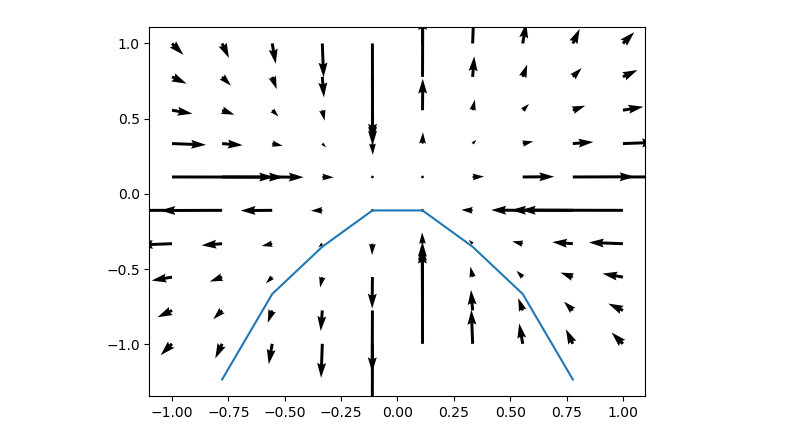
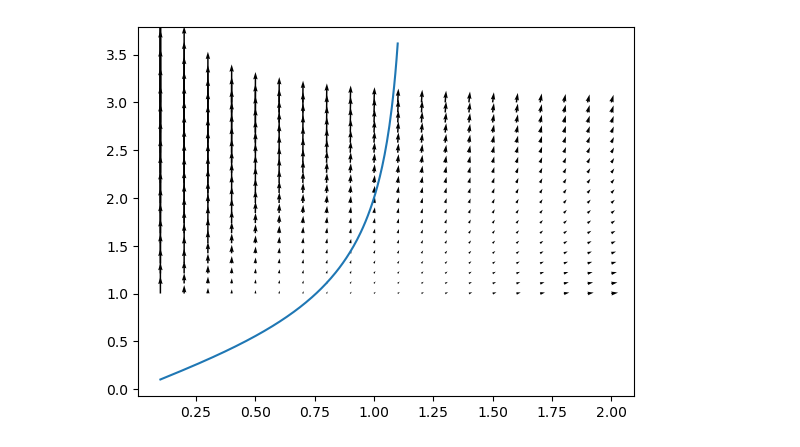
Before and after one commit to JEElsner/amath505, a Jupyter notebook: hw3/streamlines.ipynb, the cells around one changed output. Drawn from its saved outputs; the diff is of its cells as text; code cells hidden in the pictures.

```diff
--- a/hw3/streamlines.ipynb
+++ b/hw3/streamlines.ipynb
@@ -6,20 +6,20 @@ def u(x, y):
     return np.array([x**2/y, y**2/x])
 # %%
 def f(x, x_0=1, y_0=2):
-    C = 0.5 * y_0**2 - x_0**2
-    return np.sqrt(x**2 / (1 - C*x**2))
+    return np.sqrt(1 / (1/x**2 - 1/x_0**2 + 1/y_0**2))
 # %%
 fig, ax = plt.subplots()
 
-x = np.linspace(-1, 1, 10)
-y = np.linspace(-1, 1, 10)
+x = np.linspace(0.1, 2,20)
+y = np.linspace(1, 3,20)
 xs, ys = np.meshgrid(x, y)
 
 us = u(xs, ys)
 
 ax.quiver(xs, ys, *us)
-ax.plot(x, f(x))
+curve_x = np.linspace(0.1, 1.1, 200)
+ax.plot(curve_x, f(curve_x))
 
 plt.show()
 # %% [output]
-[figure, old version]
+[figure, new version]
```
Also changed, not shown: 5 other files.
